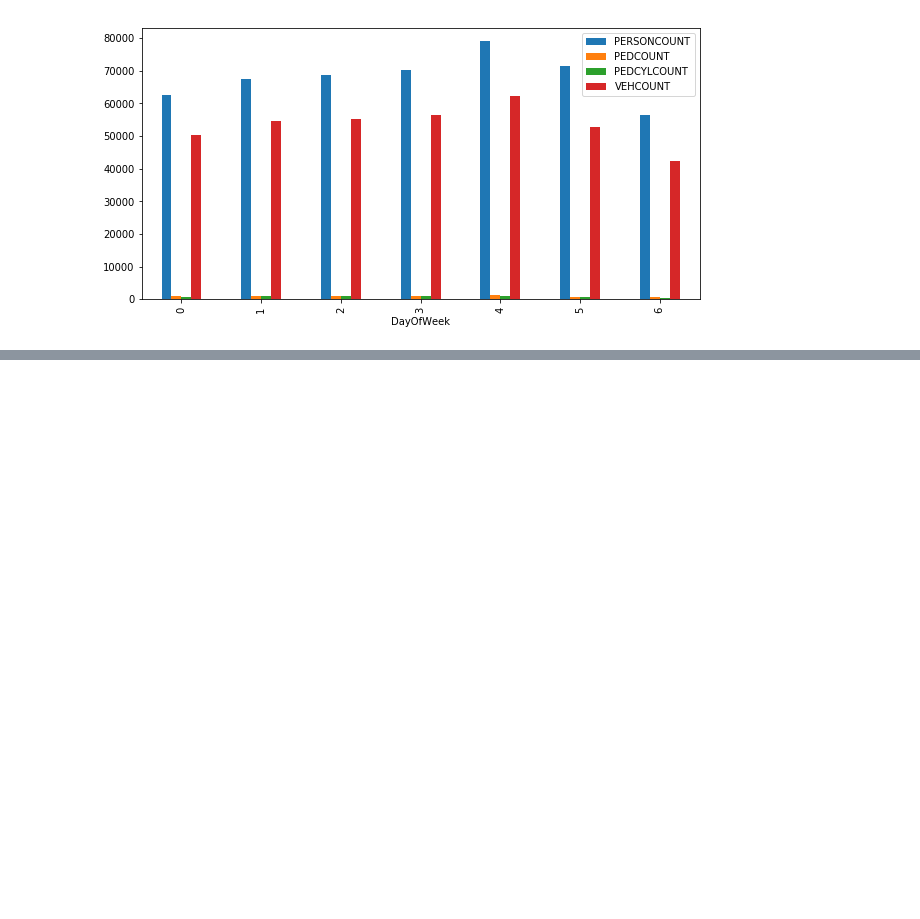
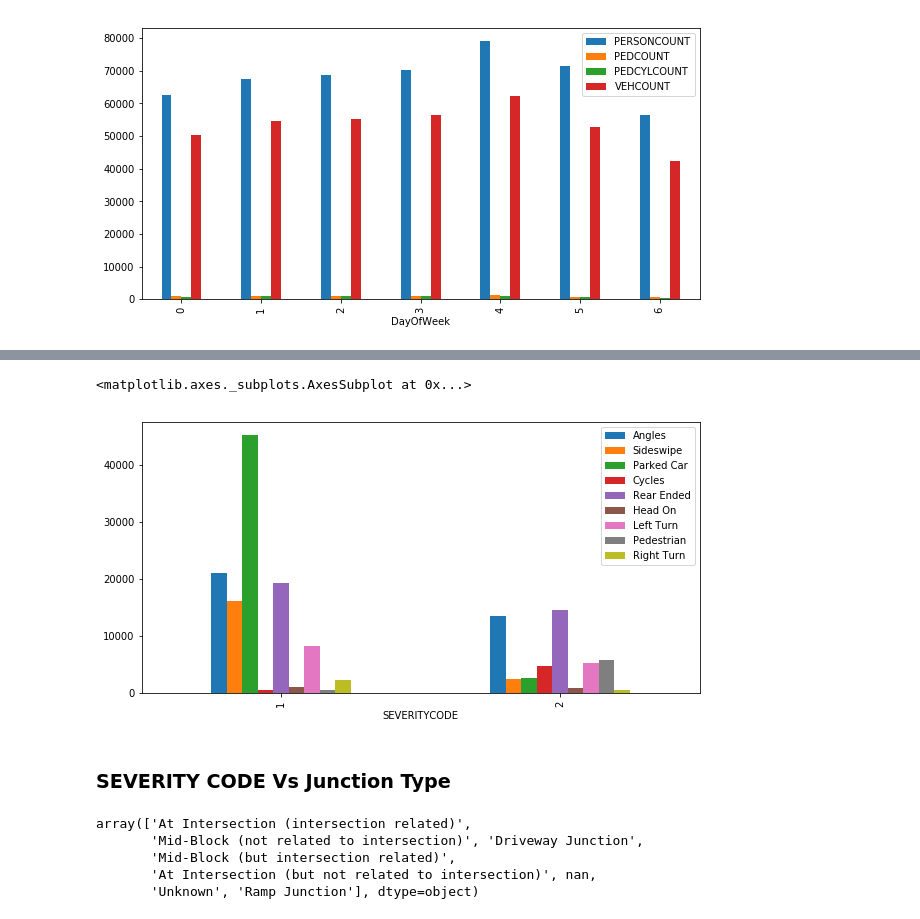
Before and after one commit to TasnimaYeasmin/Coursera_Capstone, a Jupyter notebook: Correlation.ipynb, the cells around one changed output, grey strips where cells are left out. Drawn from its saved outputs; the diff is of its cells as text; code cells hidden in the pictures; blank space fills up the shorter version.

```diff
--- a/Correlation.ipynb
+++ b/Correlation.ipynb
@@ -92,0 +121,16 @@ pre_df[['SEVERITYCODE', 'Alley', 'Block', 'Intersection']].groupby('SEVERITYCODE
+# %%
+pre_df[['SEVERITYCODE', 'Angles', 'Sideswipe', 'Parked Car', 'Cycles', 'Rear Ended', 'Head On', 'Left Turn',
+        'Pedestrian', 'Right Turn']].groupby('SEVERITYCODE').sum().plot(kind='bar', figsize=(10, 5))
+# %% [output]
+<matplotlib.axes._subplots.AxesSubplot at 0x...>
+[figure, added]
+# %% [markdown]
+<h3>SEVERITY CODE Vs Junction Type</h3>
+# %%
+df['JUNCTIONTYPE'].unique()
+# %% [output]
+array(['At Intersection (intersection related)',
+       'Mid-Block (not related to intersection)', 'Driveway Junction',
+       'Mid-Block (but intersection related)',
+       'At Intersection (but not related to intersection)', nan,
+       'Unknown', 'Ramp Junction'], dtype=object)
```
Also changed, not shown: parts of 39 cells of this notebook.
